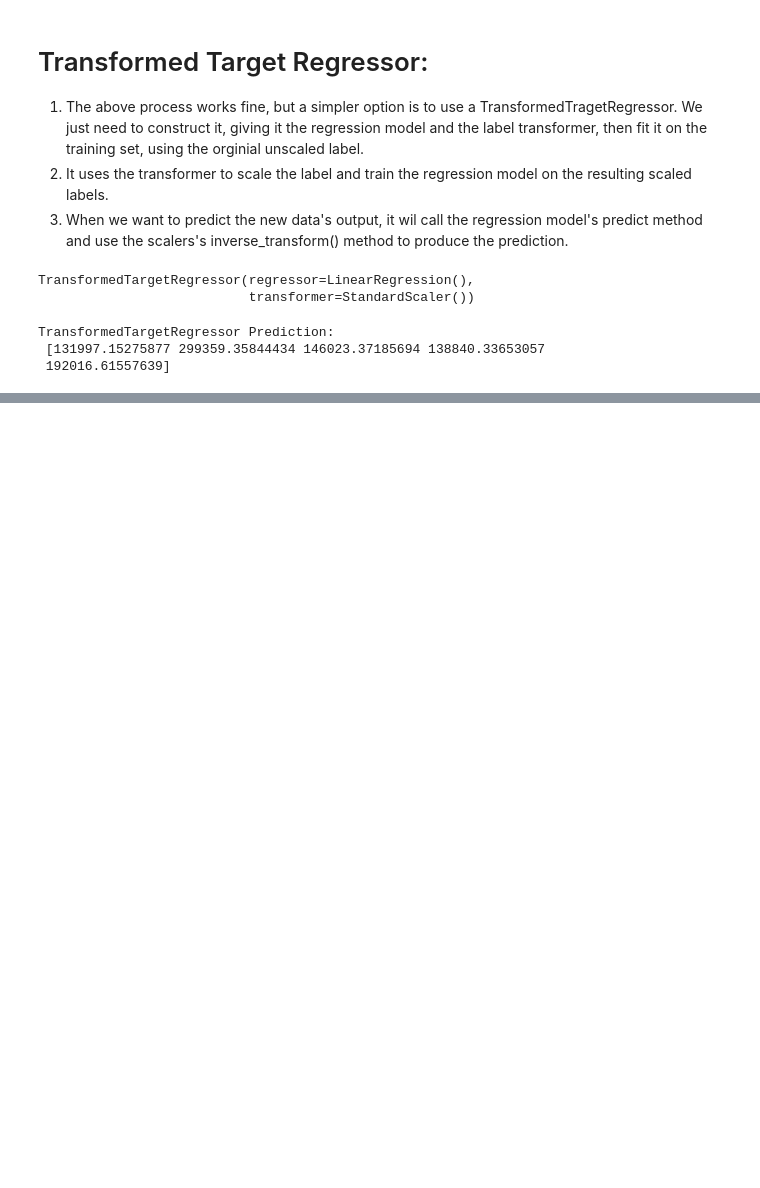
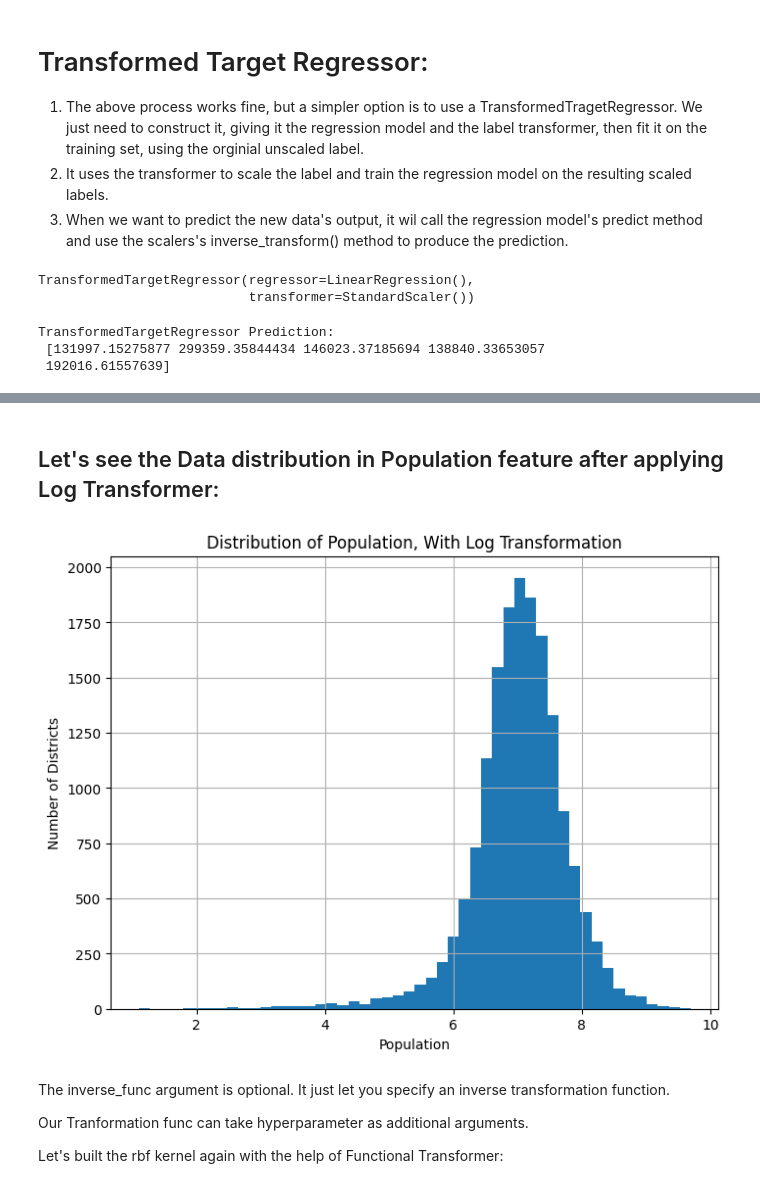
Before and after one commit to itshowrohitworks/housePricePrediction, a Jupyter notebook: notebooks/eda.ipynb, the cells around one changed output, grey strips where cells are left out. Drawn from its saved outputs; the diff is of its cells as text; code cells hidden in the pictures; blank space fills up the shorter version.

Commit message:
Completed Custom and Function Transformers.

```diff
--- a/notebooks/eda.ipynb
+++ b/notebooks/eda.ipynb
@@ -904,0 +923,6 @@ TransformedTargetRegressor Prediction:
+# %%
+from sklearn.preprocessing import FunctionTransformer
+log_transformer = FunctionTransformer(np.log,inverse_func=np.exp)
+# %%
+log_pop = log_transformer.transform(housing[['population']])
+log_pop
@@ -904,0 +943,16 @@ TransformedTargetRegressor Prediction:
+# %% [markdown]
+## Let's see the Data distribution in Population feature after applying Log Transformer:
+# %%
+log_pop.hist(bins=50,figsize=(8,6))
+plt.title("Distribution of Population, With Log Transformation")
+plt.xlabel("Population")
+plt.ylabel("Number of Districts")
+plt.show()
+# %% [output]
+[figure, added]
+# %% [markdown]
+The inverse_func argument is optional. It just let you specify an inverse transformation function.
+
+Our Tranformation func can take hyperparameter as additional arguments.
+
+Let's built the rbf kernel again with the help of Functional Transformer:
```
Also changed, not shown: parts of 14 cells of this notebook.
